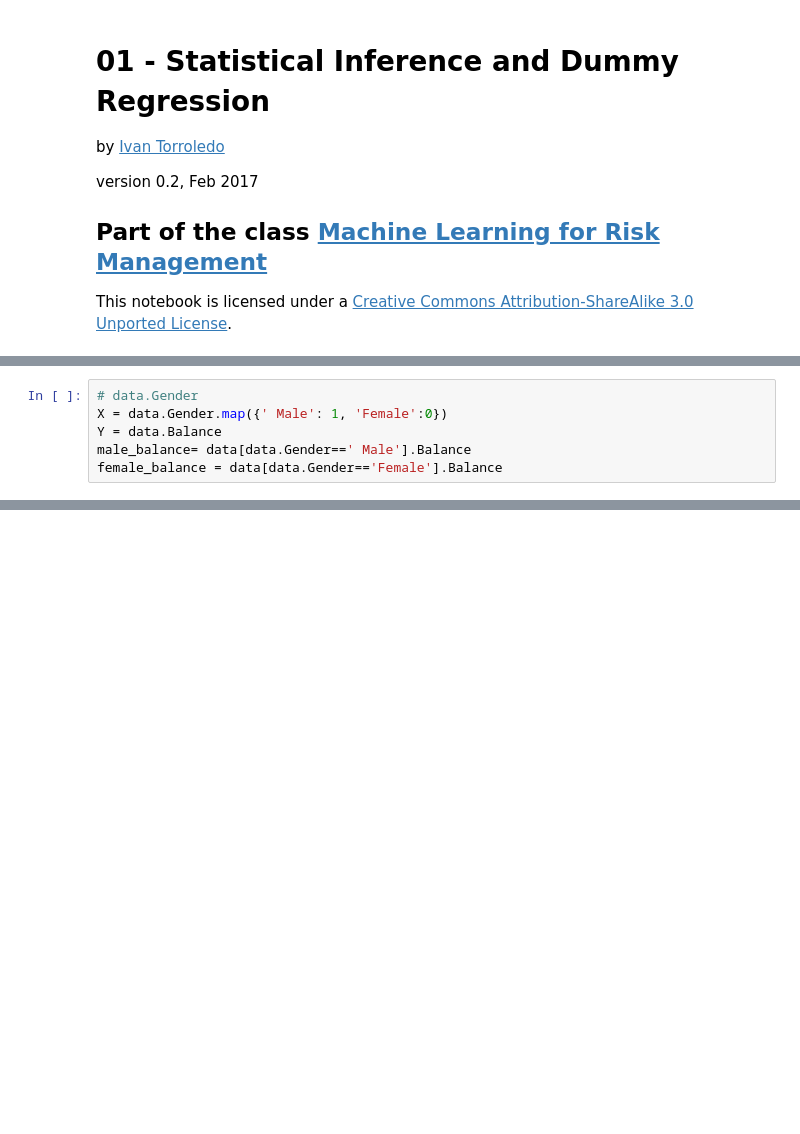
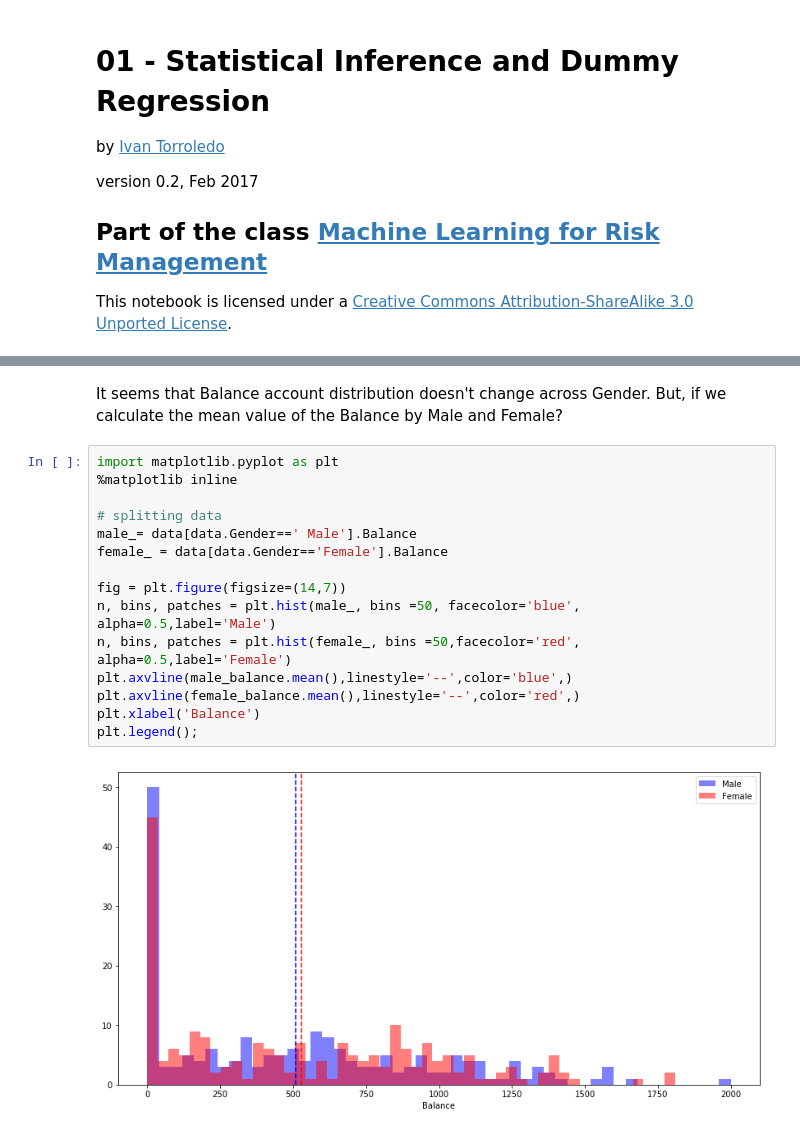
Before and after one commit to albahnsen/ML_RiskManagement, a Jupyter notebook: notebooks/12_StatisticalInference_DummyRegression.ipynb, the cells around one changed output, grey strips where cells are left out. Drawn from its saved outputs; the diff is of its cells as text; blank space fills up the shorter version.

```diff
--- a/notebooks/12_StatisticalInference_DummyRegression.ipynb
+++ b/notebooks/12_StatisticalInference_DummyRegression.ipynb
@@ -72,6 +34,0 @@ data.groupby('Gender').mean()
-# %%
-# data.Gender
-X = data.Gender.map({' Male': 1, 'Female':0})
-Y = data.Balance
-male_balance= data[data.Gender==' Male'].Balance
-female_balance = data[data.Gender=='Female'].Balance
@@ -326,0 +51,19 @@ So the area related with the score statistic for the original data is greater th
+# %% [markdown]
+It seems that Balance account distribution doesn't change across Gender. But, if we calculate the mean value of the Balance by Male and Female?
+# %%
+import matplotlib.pyplot as plt
+%matplotlib inline
+
+# splitting data
+male_= data[data.Gender==' Male'].Balance
+female_ = data[data.Gender=='Female'].Balance
+
+fig = plt.figure(figsize=(14,7))
+n, bins, patches = plt.hist(male_, bins =50, facecolor='blue', alpha=0.5,label='Male')
+n, bins, patches = plt.hist(female_, bins =50,facecolor='red', alpha=0.5,label='Female')
+plt.axvline(male_balance.mean(),linestyle='--',color='blue',)
+plt.axvline(female_balance.mean(),linestyle='--',color='red',)
+plt.xlabel('Balance')
+plt.legend();
+# %% [output]
+[figure, added]
```
Also changed, not shown: parts of 56 cells of this notebook.
